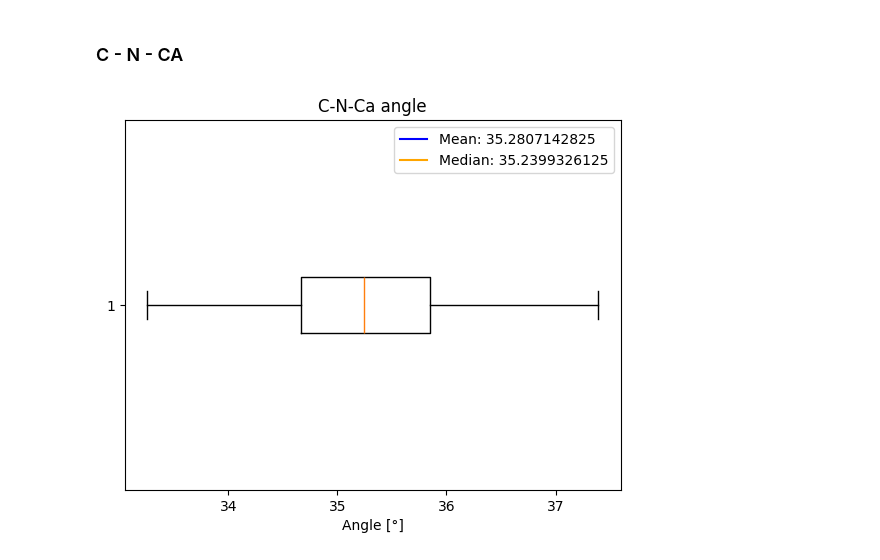
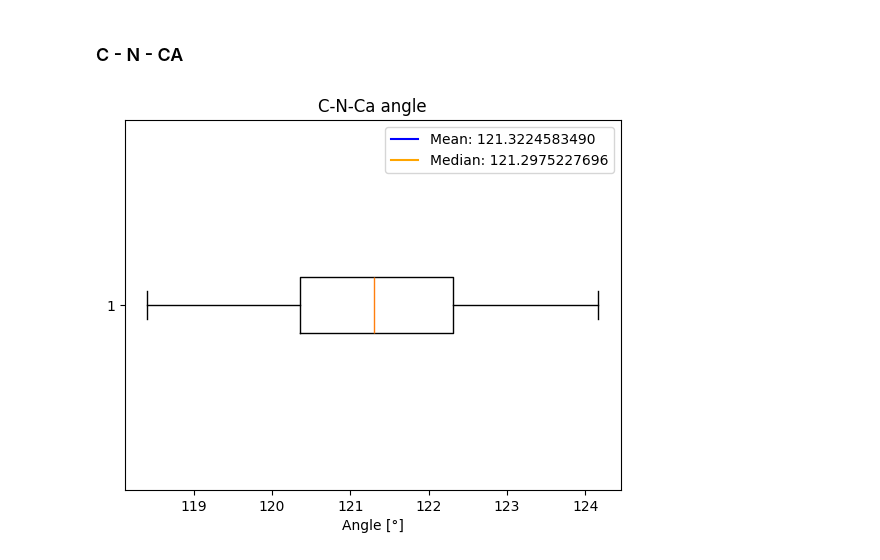
Before and after one commit to maxi-smidt/evofold, a Jupyter notebook: poc/analysis/residue_constants_measure.ipynb, the cells around one changed output. Cells and saved outputs as stored; diff of their text form; code cells hidden in the pictures.

```diff
--- a/poc/analysis/residue_constants_measure.ipynb
+++ b/poc/analysis/residue_constants_measure.ipynb
@@ -279,6 +267,18 @@ bplot_data_with_stats(get_data_for_angle('CA', 'C', 'N'), 'Ca-C-N angle', 'Angle
 # %% [markdown]
 ### C - N - CA
-# %%
-bplot_data_with_stats(get_data_for_angle('C', 'N', 'CA'), 'C-N-Ca angle', 'Angle [°]')
-# %% [output]
-[figure, removed]
+# %%
+c_n_ca_angles = []
+for chain in amino_acids:
+    for i in range(len(chain) - 1):
+        res1 = chain[i]
+        res2 = chain[i + 1]
+        ca = next(atom for atom in res1[1:] if atom[0] == 'C')
+        c  = next(atom for atom in res2[1:] if atom[0] == 'N')
+        n  = next(atom for atom in res2[1:] if atom[0] == 'CA')
+        c_n_ca_angles.append(calculate_angle(np.array(ca[1:]), np.array(c[1:]), np.array(n[1:])))
+perc = int(len(c_n_ca_angles) * percentile_cut)
+c_n_ca_angles = np.array(sorted(c_n_ca_angles)[perc:-perc])
+# %%
+bplot_data_with_stats(c_n_ca_angles, 'C-N-Ca angle', 'Angle [°]', 'angle_c_n_ca')
+# %% [output]
+[figure, added]
```
Also changed, not shown: parts of 30 cells of this notebook, 2 other files.
